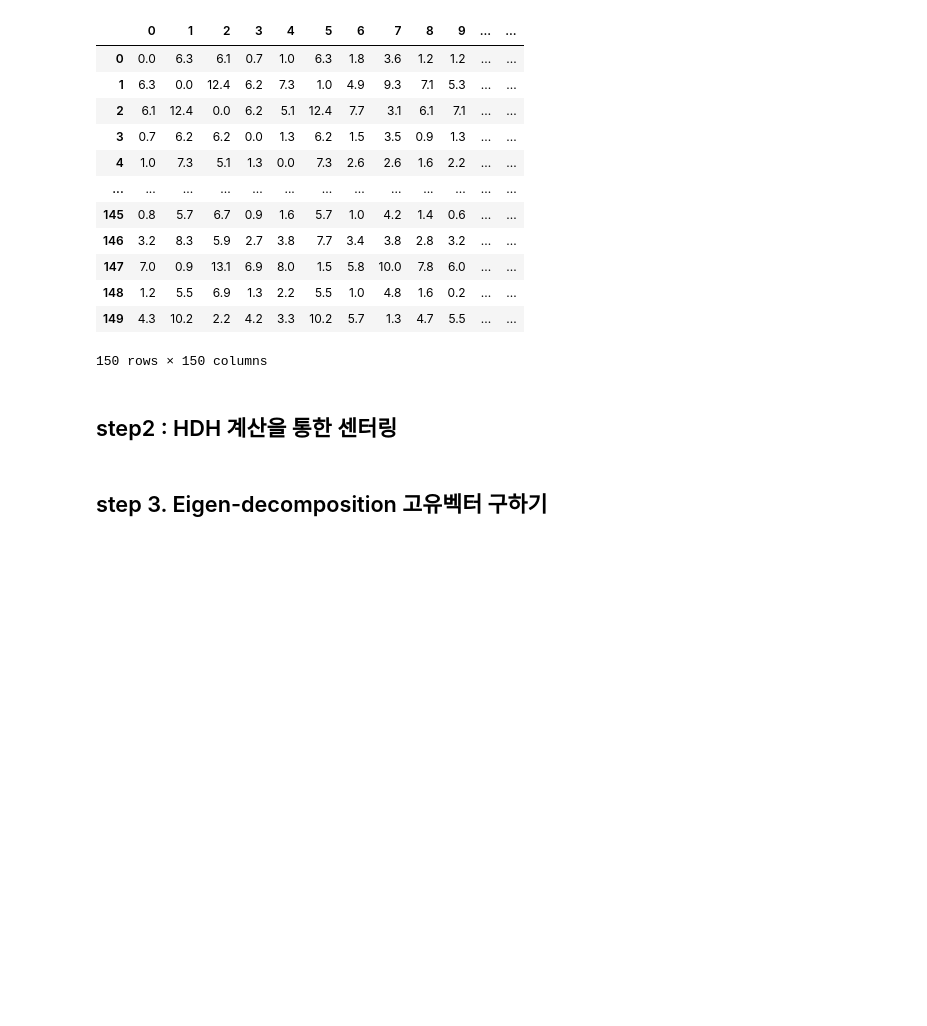
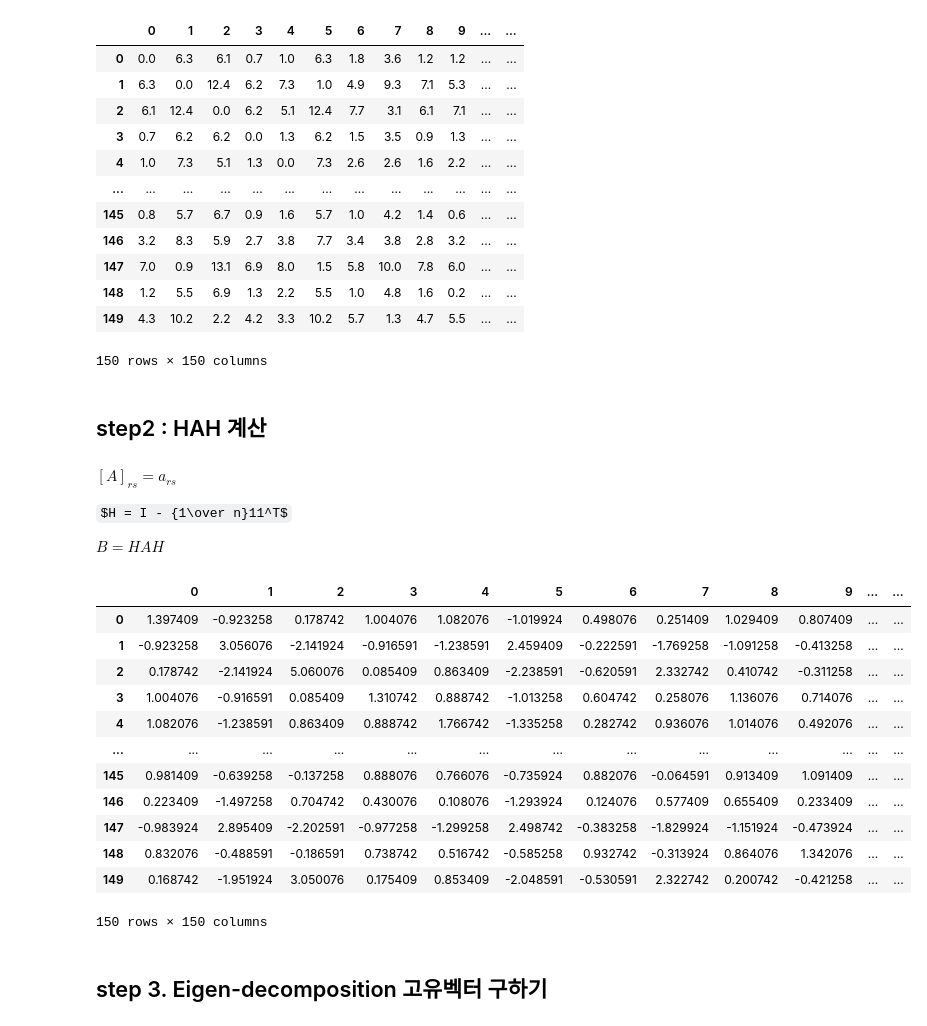
Before and after one commit to crimama/BA, a Jupyter notebook: 1.Dimensionality Reduction/2.MDS.ipynb, the cells around one changed output. Saved outputs shown, nothing was run; the diff lists cells and outputs as text; code cells hidden in the pictures; some formulas as TeX source; blank space fills up the shorter version.

```diff
--- a/1.Dimensionality Reduction/2.MDS.ipynb
+++ b/1.Dimensionality Reduction/2.MDS.ipynb
@@ -68,12 +54,35 @@ Dmatrix
 | 148 | 1.2 | 5.5 | 6.9 | 1.3 | 2.2 | 5.5 | 1.0 | 4.8 | 1.6 | 0.2 | ... | ... |
 | 149 | 4.3 | 10.2 | 2.2 | 4.2 | 3.3 | 10.2 | 5.7 | 1.3 | 4.7 | 5.5 | ... | ... |
 150 rows × 150 columns
-# %% [markdown]
-## step2 : HDH 계산을 통한 센터링
+# %% [markdown]
+## step2 : HAH 계산
+# %% [markdown]
+$[A]_{rs} = a_{rs}$
+
+$H = I - {1\over n}11^T$
+
+
+$B = HAH$
 # %%
 n = len(Dmatrix)
 H = np.eye(n)-(1/n)*(np.ones((n,n)))
 B = -H.dot(Dmatrix).dot(H)/2
+# %%
+pd.DataFrame(B)
+# %% [output]
+|  | 0 | 1 | 2 | 3 | 4 | 5 | 6 | 7 | 8 | 9 | ... | ... |
+| 0 | 1.397409 | -0.923258 | 0.178742 | 1.004076 | 1.082076 | -1.019924 | 0.498076 | 0.251409 | 1.029409 | 0.807409 | ... | ... |
+| 1 | -0.923258 | 3.056076 | -2.141924 | -0.916591 | -1.238591 | 2.459409 | -0.222591 | -1.769258 | -1.091258 | -0.413258 | ... | ... |
+| 2 | 0.178742 | -2.141924 | 5.060076 | 0.085409 | 0.863409 | -2.238591 | -0.620591 | 2.332742 | 0.410742 | -0.311258 | ... | ... |
+| 3 | 1.004076 | -0.916591 | 0.085409 | 1.310742 | 0.888742 | -1.013258 | 0.604742 | 0.258076 | 1.136076 | 0.714076 | ... | ... |
+| 4 | 1.082076 | -1.238591 | 0.863409 | 0.888742 | 1.766742 | -1.335258 | 0.282742 | 0.936076 | 1.014076 | 0.492076 | ... | ... |
+| ... | ... | ... | ... | ... | ... | ... | ... | ... | ... | ... | ... | ... |
+| 145 | 0.981409 | -0.639258 | -0.137258 | 0.888076 | 0.766076 | -0.735924 | 0.882076 | -0.064591 | 0.913409 | 1.091409 | ... | ... |
+| 146 | 0.223409 | -1.497258 | 0.704742 | 0.430076 | 0.108076 | -1.293924 | 0.124076 | 0.577409 | 0.655409 | 0.233409 | ... | ... |
+| 147 | -0.983924 | 2.895409 | -2.202591 | -0.977258 | -1.299258 | 2.498742 | -0.383258 | -1.829924 | -1.151924 | -0.473924 | ... | ... |
+| 148 | 0.832076 | -0.488591 | -0.186591 | 0.738742 | 0.516742 | -0.585258 | 0.932742 | -0.313924 | 0.864076 | 1.342076 | ... | ... |
+| 149 | 0.168742 | -1.951924 | 3.050076 | 0.175409 | 0.853409 | -2.048591 | -0.530591 | 2.322742 | 0.200742 | -0.421258 | ... | ... |
+150 rows × 150 columns
 # %% [markdown]
 ## step 3. Eigen-decomposition 고유벡터 구하기
 # %%
```
Also changed, not shown: parts of 7 cells of this notebook.
